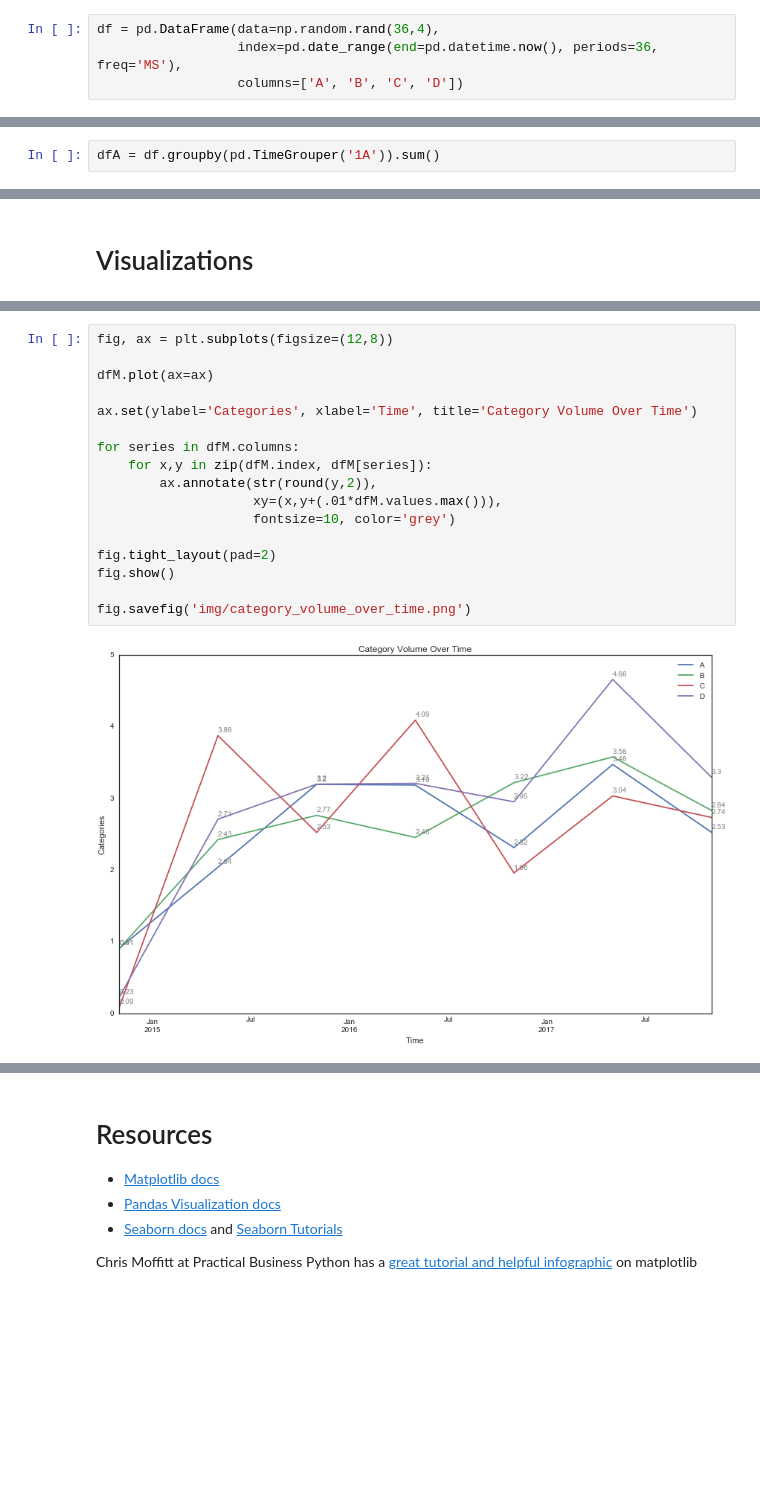
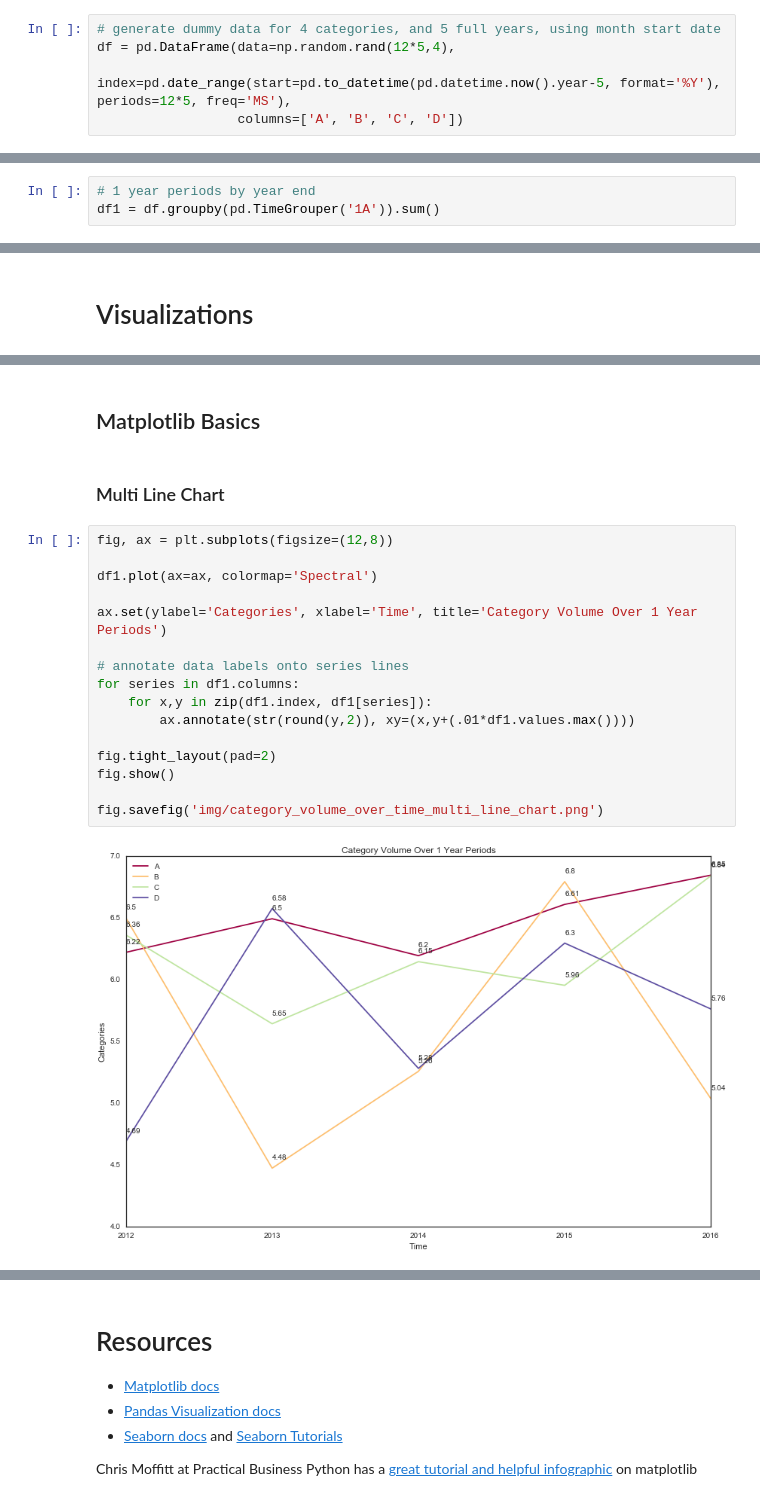
Before and after one commit to knanne/knanne.github.io, a Jupyter notebook: _notebooks/jupyter/pandas_visualization.ipynb, the cells around one changed output, grey strips where cells are left out. Saved outputs shown, nothing was run; the diff lists cells and outputs as text; blank space fills up the shorter version.

```diff
--- a/_notebooks/jupyter/pandas_visualization.ipynb
+++ b/_notebooks/jupyter/pandas_visualization.ipynb
@@ -44,8 +36,9 @@ colors = [
 # %% [markdown]
 # Data
 # %%
-df = pd.DataFrame(data=np.random.rand(36,4),
-                  index=pd.date_range(end=pd.datetime.now(), periods=36, freq='MS'),
+# generate dummy data for 4 categories, and 5 full years, using month start date
+df = pd.DataFrame(data=np.random.rand(12*5,4),
+                  index=pd.date_range(start=pd.to_datetime(pd.datetime.now().year-5, format='%Y'), periods=12*5, freq='MS'),
                   columns=['A', 'B', 'C', 'D'])
 # %%
 df.info()
@@ -86,5 +88,6 @@ df.head()
 
 Group data over time periods. Refer to [Pandas Offset Aliases](http://pandas.pydata.org/pandas-docs/stable/timeseries.html#offset-aliases)
 # %%
-dfA = df.groupby(pd.TimeGrouper('1A')).sum()
+# 1 year periods by year end
+df1 = df.groupby(pd.TimeGrouper('1A')).sum()
 # %%
@@ -104,19 +118,22 @@ dfM.shape
+# %% [markdown]
+## Matplotlib Basics
+# %% [markdown]
+### Multi Line Chart
 # %%
 fig, ax = plt.subplots(figsize=(12,8))
 
-dfM.plot(ax=ax)
+df1.plot(ax=ax, colormap='Spectral')
 
-ax.set(ylabel='Categories', xlabel='Time', title='Category Volume Over Time')
+ax.set(ylabel='Categories', xlabel='Time', title='Category Volume Over 1 Year Periods')
 
-for series in dfM.columns:
-    for x,y in zip(dfM.index, dfM[series]):
-        ax.annotate(str(round(y,2)),
-                    xy=(x,y+(.01*dfM.values.max())),
-                    fontsize=10, color='grey')
+# annotate data labels onto series lines
+for series in df1.columns:
+    for x,y in zip(df1.index, df1[series]):
+        ax.annotate(str(round(y,2)), xy=(x,y+(.01*df1.values.max())))
 
 fig.tight_layout(pad=2)
 fig.show()
 
-fig.savefig('img/category_volume_over_time.png')
+fig.savefig('img/category_volume_over_time_multi_line_chart.png')
 # %% [output]
-[figure, old version]
+[figure, new version]
```
Also changed, not shown: parts of 23 cells of this notebook, 21 other files.
